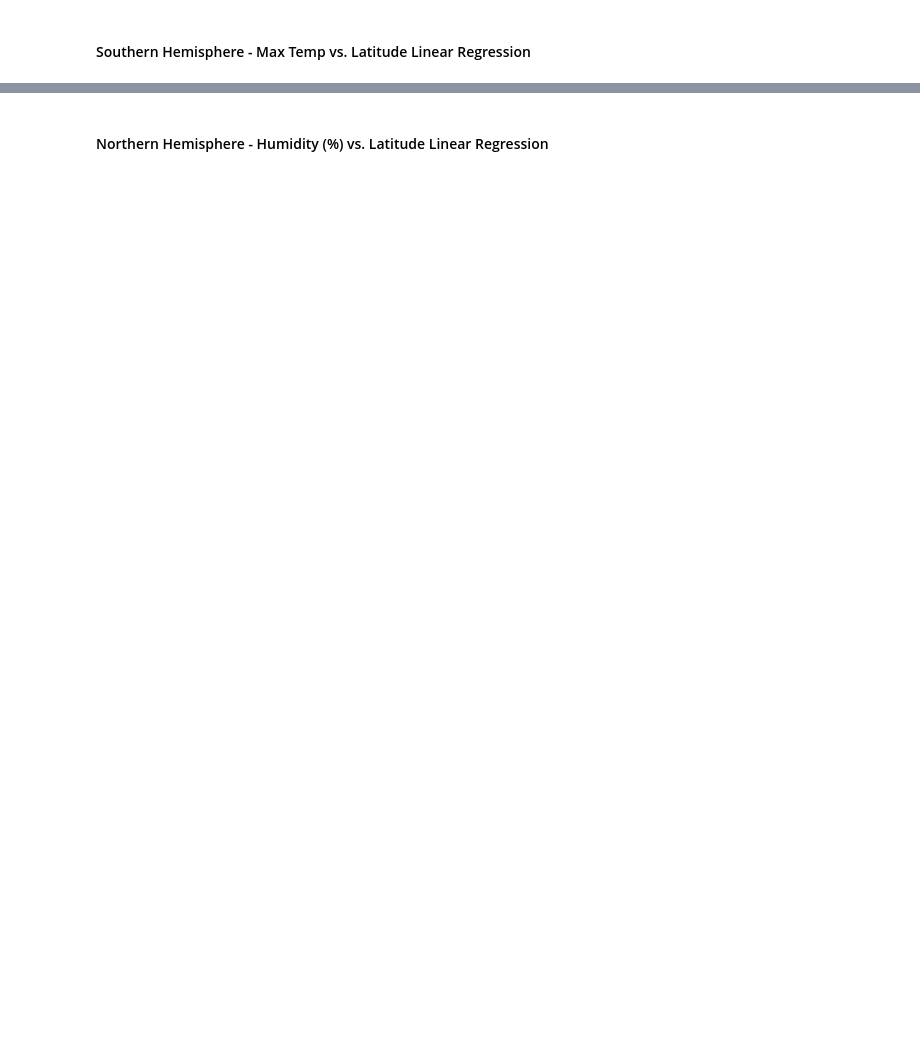
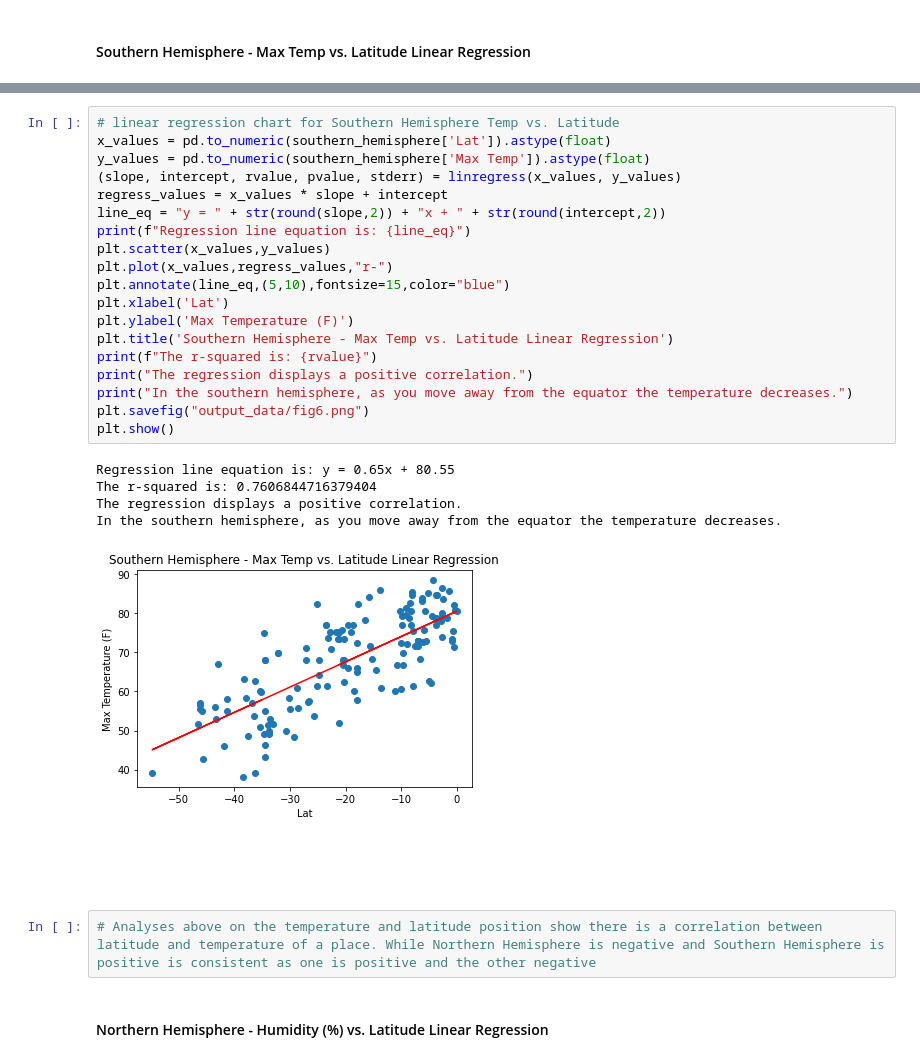
Before and after one commit to segsfem/python-api-challenge, a Jupyter notebook: WeatherPy/WeatherPy.ipynb, the cells around one changed output, grey strips where cells are left out. Drawn from its saved outputs; the diff is of its cells as text; blank space fills up the shorter version.

```diff
--- a/WeatherPy/WeatherPy.ipynb
+++ b/WeatherPy/WeatherPy.ipynb
@@ -255,2 +276,29 @@ The r-value is: 0.6082708688906918
+# %%
+# linear regression chart for Southern Hemisphere Temp vs. Latitude
+x_values = pd.to_numeric(southern_hemisphere['Lat']).astype(float)
+y_values = pd.to_numeric(southern_hemisphere['Max Temp']).astype(float)
+(slope, intercept, rvalue, pvalue, stderr) = linregress(x_values, y_values)
+regress_values = x_values * slope + intercept
+line_eq = "y = " + str(round(slope,2)) + "x + " + str(round(intercept,2))
+print(f"Regression line equation is: {line_eq}")
+plt.scatter(x_values,y_values)
+plt.plot(x_values,regress_values,"r-")
+plt.annotate(line_eq,(5,10),fontsize=15,color="blue")
+plt.xlabel('Lat')
+plt.ylabel('Max Temperature (F)')
+plt.title('Southern Hemisphere - Max Temp vs. Latitude Linear Regression')
+print(f"The r-squared is: {rvalue}")
+print("The regression displays a positive correlation.")
+print("In the southern hemisphere, as you move away from the equator the temperature decreases.")
+plt.savefig("output_data/fig6.png")
+plt.show()
+# %% [output]
+Regression line equation is: y = 0.65x + 80.55
+The r-squared is: 0.7606844716379404
+The regression displays a positive correlation.
+In the southern hemisphere, as you move away from the equator the temperature decreases.
+[figure, added]
+# %%
+# Analyses above on the temperature and latitude position show there is a correlation between latitude and temperature of a place. While Northern Hemisphere is negative and Southern Hemisphere is positive is consistent as one is positive and the other negative
 # %% [markdown]
 ####  Northern Hemisphere - Humidity (%) vs. Latitude Linear Regression
```
Also changed, not shown: parts of 19 cells of this notebook, 8 other files.
